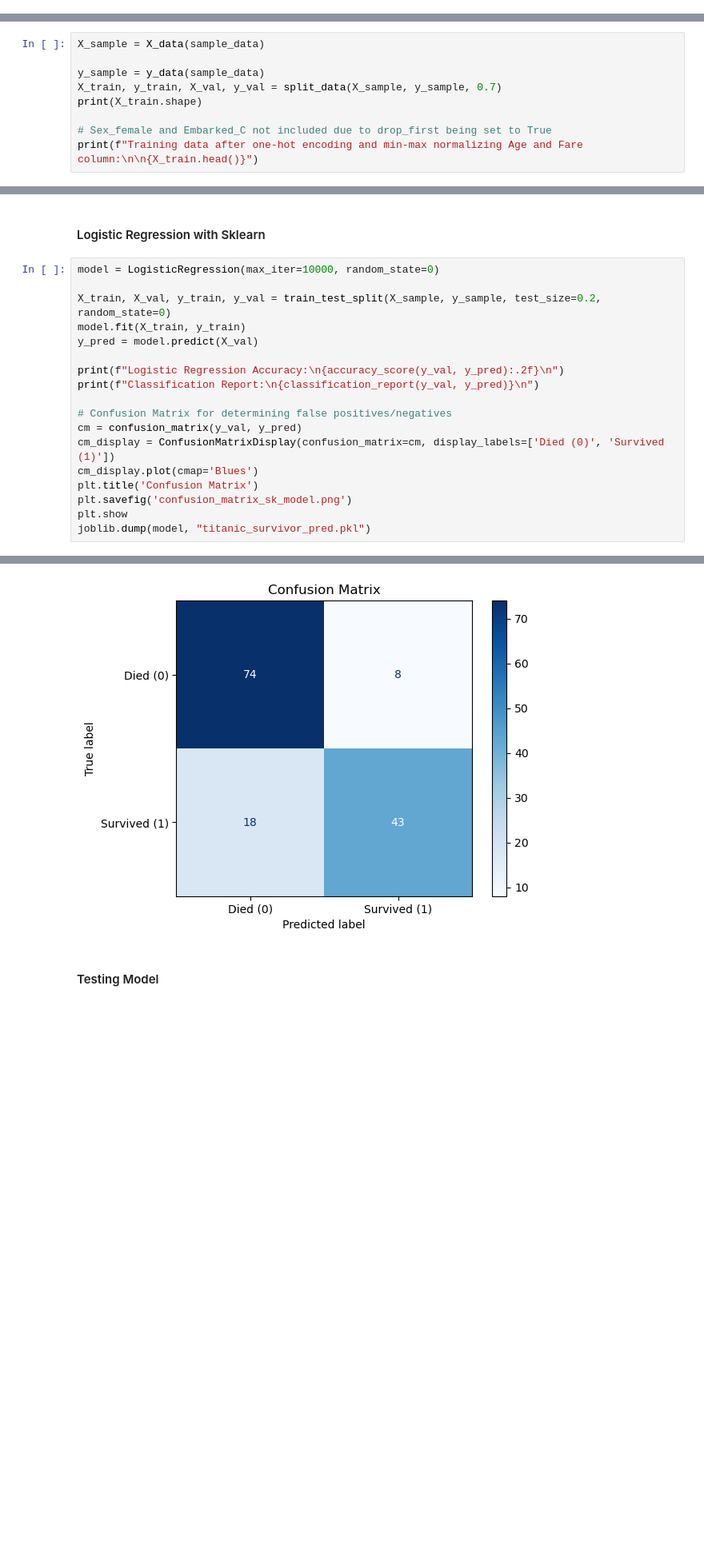
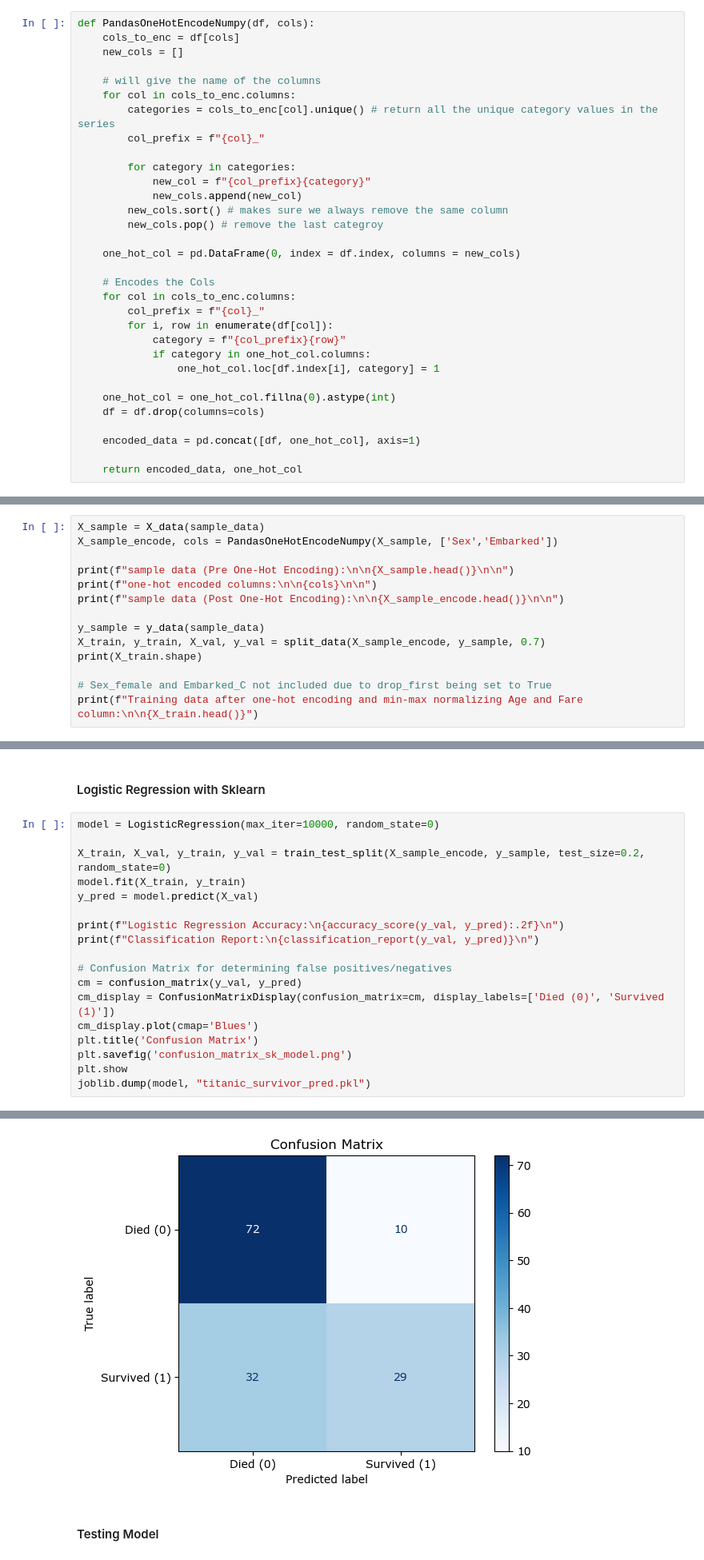
Before and after one commit to jaogle04/cs325, a Jupyter notebook: HW2/homework_2.ipynb, the cells around one changed output, grey strips where cells are left out. Shown: that part at 80% size. Saved outputs shown, nothing was run; the diff lists cells and outputs as text; blank space fills up the shorter version.

Commit message:
Implemented One-Hot Encoding function

```diff
--- a/HW2/homework_2.ipynb
+++ b/HW2/homework_2.ipynb
@@ -167,0 +169,32 @@ Standard Deviation of Fare: 1.0000
+# %%
+def PandasOneHotEncodeNumpy(df, cols):
+    cols_to_enc = df[cols]
+    new_cols = []
+
+    # will give the name of the columns
+    for col in cols_to_enc.columns:
+        categories = cols_to_enc[col].unique() # return all the unique category values in the series
+        col_prefix = f"{col}_"
+
+        for category in categories:
+            new_col = f"{col_prefix}{category}"
+            new_cols.append(new_col)
+        new_cols.sort() # makes sure we always remove the same column
+        new_cols.pop() # remove the last categroy
+
+    one_hot_col = pd.DataFrame(0, index = df.index, columns = new_cols)
+
+    # Encodes the Cols
+    for col in cols_to_enc.columns:
+        col_prefix = f"{col}_"
+        for i, row in enumerate(df[col]):
+            category = f"{col_prefix}{row}"
+            if category in one_hot_col.columns:
+                one_hot_col.loc[df.index[i], category] = 1
+
+    one_hot_col = one_hot_col.fillna(0).astype(int)
+    df = df.drop(columns=cols)
+
+    encoded_data = pd.concat([df, one_hot_col], axis=1)
+
+    return encoded_data, one_hot_col
@@ -168,8 +203,13 @@ Standard Deviation of Fare: 1.0000
 # %%
 X_sample = X_data(sample_data)
+X_sample_encode, cols = PandasOneHotEncodeNumpy(X_sample, ['Sex','Embarked'])
+
+print(f"sample data (Pre One-Hot Encoding):\n\n{X_sample.head()}\n\n")
+print(f"one-hot encoded columns:\n\n{cols}\n\n")
+print(f"sample data (Post One-Hot Encoding):\n\n{X_sample_encode.head()}\n\n")
 
 y_sample = y_data(sample_data)
-X_train, y_train, X_val, y_val = split_data(X_sample, y_sample, 0.7)
+X_train, y_train, X_val, y_val = split_data(X_sample_encode, y_sample, 0.7)
 print(X_train.shape)
 
 # Sex_female and Embarked_C not included due to drop_first being set to True
@@ -198,7 +241,7 @@ Training data after one-hot encoding and min-max normalizing Age and Fare column
 # %%
 model = LogisticRegression(max_iter=10000, random_state=0)
 
-X_train, X_val, y_train, y_val = train_test_split(X_sample, y_sample, test_size=0.2, random_state=0)
+X_train, X_val, y_train, y_val = train_test_split(X_sample_encode, y_sample, test_size=0.2, random_state=0)
 model.fit(X_train, y_train)
 y_pred = model.predict(X_val)
 
@@ -229,5 +272,5 @@ weighted avg       0.82      0.82      0.82       143
 ['titanic_survivor_pred.pkl']
-[figure, old version]
+[figure, new version]
 # %% [markdown]
 #### Testing Model
 # %%
```
Also changed, not shown: parts of 18 cells of this notebook.
